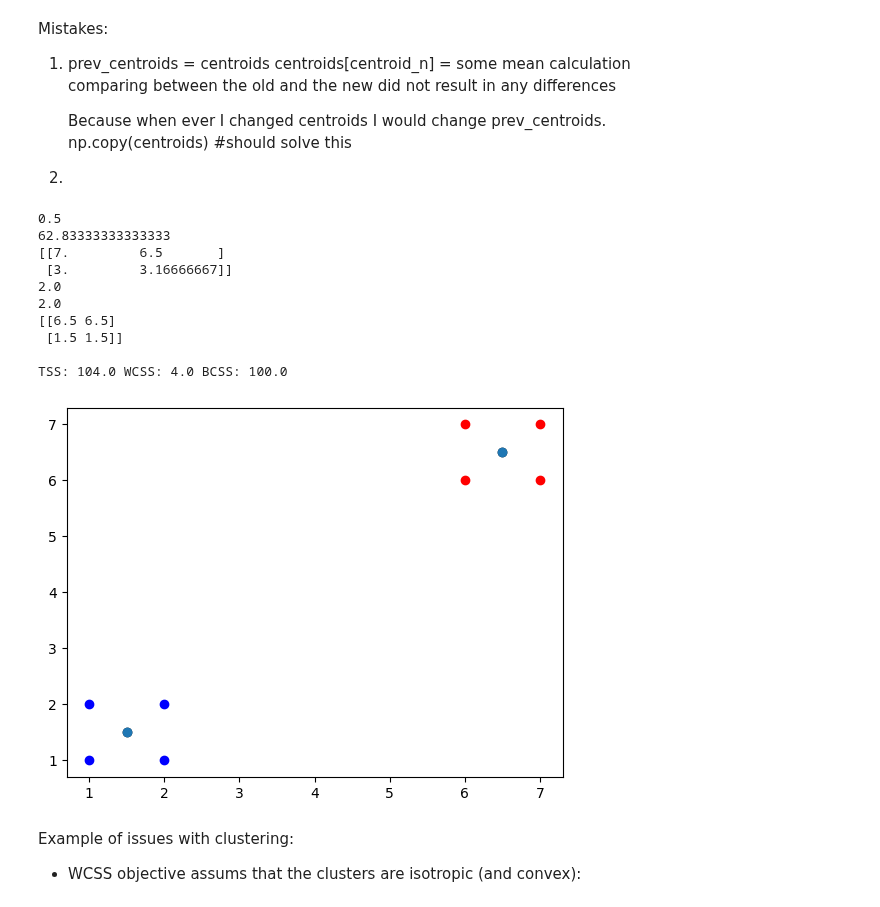
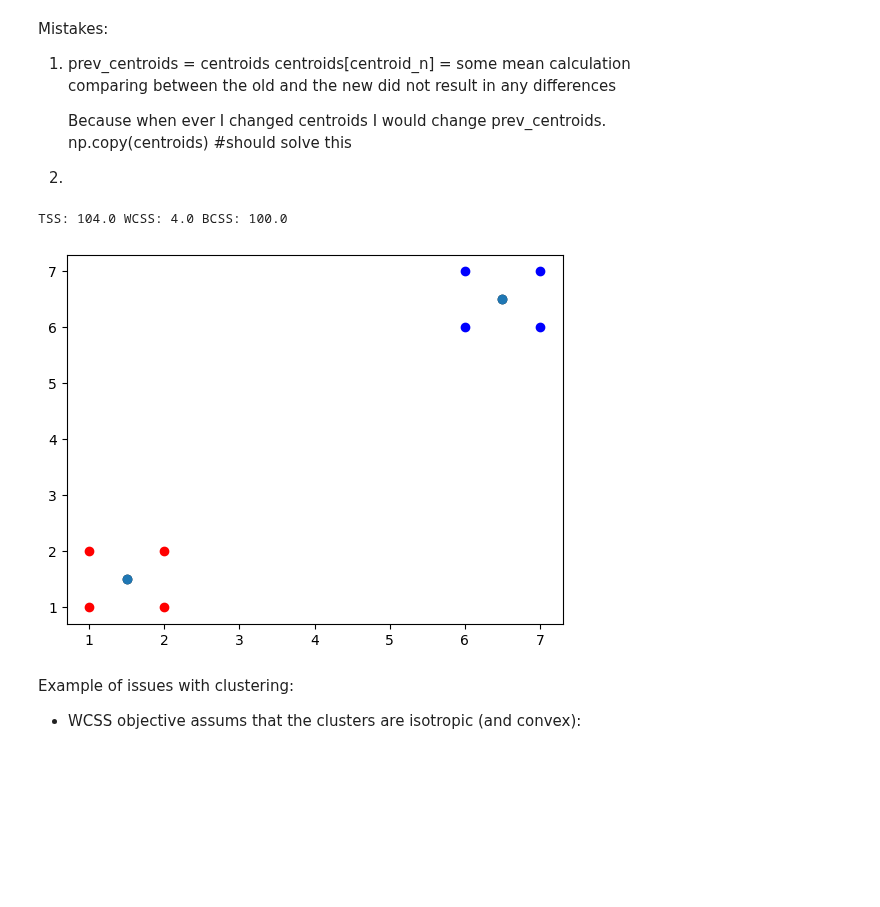
Before and after one commit to tryko/y_data_Itay_asaf_, a Jupyter notebook: Unsupervised_Learning/week_1/HW1_Clustering_Itay.ipynb, the cells around one changed output. Saved outputs shown, nothing was run; the diff lists cells and outputs as text; code cells hidden in the pictures; blank space fills up the shorter version.

```diff
--- a/Unsupervised_Learning/week_1/HW1_Clustering_Itay.ipynb
+++ b/Unsupervised_Learning/week_1/HW1_Clustering_Itay.ipynb
@@ -133,12 +133,12 @@ Mistakes:
 
 # Implement K-Means (X being the data)
 class K_means():
-    def __init__(self, k, centroids = [],random_state=123, epochs=5, threshold=10) :
+    def __init__(self, k, centroids = [],random_state=123, epochs=300, threshold=10,WCSS=None) :
         # print('Itay')
         self.k = k
         self.centroids = centroids
         self.epochs = epochs
-        self.WCSS_ls = []
+        self.WCSS = None
         self.threshold = threshold
 
     def euclidian_distance(self, A, B):
@@ -152,8 +152,11 @@ class K_means():
         idx_of_points =  np.random.choice(X.shape[0],self.k)
         self.centroids = X[idx_of_points]
         # self.centroids = X[[1,2,3,4,5]]
+        best_centroids = self.centroids
+        self.WCSS = np.inf
+        best_WCSS = np.inf
 
-        while len(self.WCSS_ls) < 2 or ((self.WCSS_ls[-2] - self.WCSS_ls[-1]) < 0 and self.epochs > epochs):
+        while epochs < 2 or self.epochs > epochs:
 
             epochs +=1
             # calculating distance
@@ -163,24 +166,21 @@ class K_means():
 
             # getting points that are closest to the centroids
             points_correlated_to_centroid = dist_sqrt.argmin(axis=0)
+            prev_centroids = np.copy(self.centroids)
+            prev_WCSS = np.inf
             wcss = 0
-            prev_centroids = np.copy(self.centroids)
-
             for centroid_n,centroid in enumerate(self.centroids):
                 # readjusting centroids
                 self.centroids[centroid_n] =  np.mean(X[points_correlated_to_centroid == centroid_n],axis=0)
-                print(np.sum((self.centroids[centroid_n] - X[points_correlated_to_centroid == centroid_n])**2))
                 wcss += np.sum((self.centroids[centroid_n] - X[points_correlated_to_centroid == centroid_n])**2)
-            print(self.centroids)
             for i, centroid in enumerate(self.centroids):
                 if np.isnan(centroid).any():  # Catch any np.nans, resulting from a centroid having no points
                     self.centroids[i] = prev_centroids[i]
-
-            self.WCSS_ls.append(wcss)
-            if(len(self.WCSS_ls) >= 2 and (self.WCSS_ls[-1] > self.WCSS_ls[-2])):
-                self.WCSS_ls.pop()
-                self.centroids = prev_centroids
-                break
+            if best_WCSS > wcss:
+                best_WCSS = wcss
+                best_centroids = self.centroids
+        self.centroids = best_centroids
+        self.WCSS = best_WCSS
 
 
     def _create_rand_point(self, X):
@@ -194,44 +194,35 @@ class K_means():
 
         return np.argmin(distance_matrix,axis=0)
 
     def score(self, X):
         # return wcss bcss tss
         TSS = np.sum((X-np.mean(X))**2)
-        WCSS = self.WCSS_ls[-1]
+        WCSS = self.WCSS
         BCSS = TSS - WCSS
         print('TSS:', TSS, 'WCSS:',WCSS, 'BCSS:', BCSS)
 
 
 X = np.array([[1,1], [1,2],[2,1],[2,2], [6,6], [6,7],[7,6],[7,7]]).astype('float')
 centroids = np.array([[1,3],[7,5]]).astype('float')
 
 model = K_means(2, centroids)
 model.fit(X)
 
 y_pred = model.predict(X)
 print()
 red = X[y_pred == 0]
 blue = X[y_pred== 1]
 test = np.array([ [1.5,1], [1.5,3]])
 centers = model.centroids
 plt.scatter(red[:,0],red[:,1],c='red')
 plt.scatter(blue[:,0],blue[:,1],c='blue')
 plt.scatter(centers[:,0],centers[:,1],c = "black")
 
 plt.scatter(model.centroids[:, 0], model.centroids[:,1])
 model.score(X)
 # %% [output]
-0.5
-62.83333333333333
-[[7.         6.5       ]
- [3.         3.16666667]]
-2.0
-2.0
-[[6.5 6.5]
- [1.5 1.5]]
-
 TSS: 104.0 WCSS: 4.0 BCSS: 100.0
-[figure, old version]
+[figure, new version]
 # %% [markdown]
 Example of issues with clustering:
 
```
Also changed, not shown: parts of 6 cells of this notebook, 1 other file.
